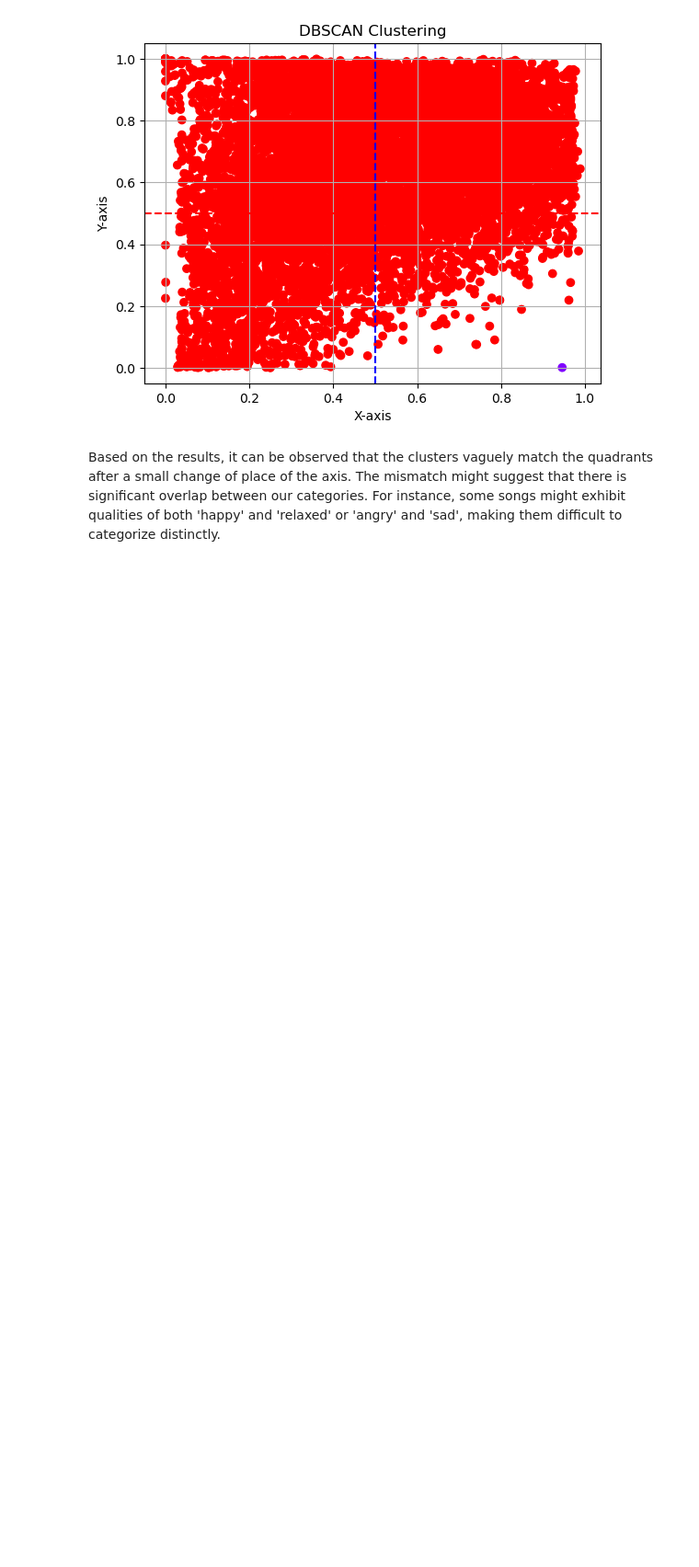
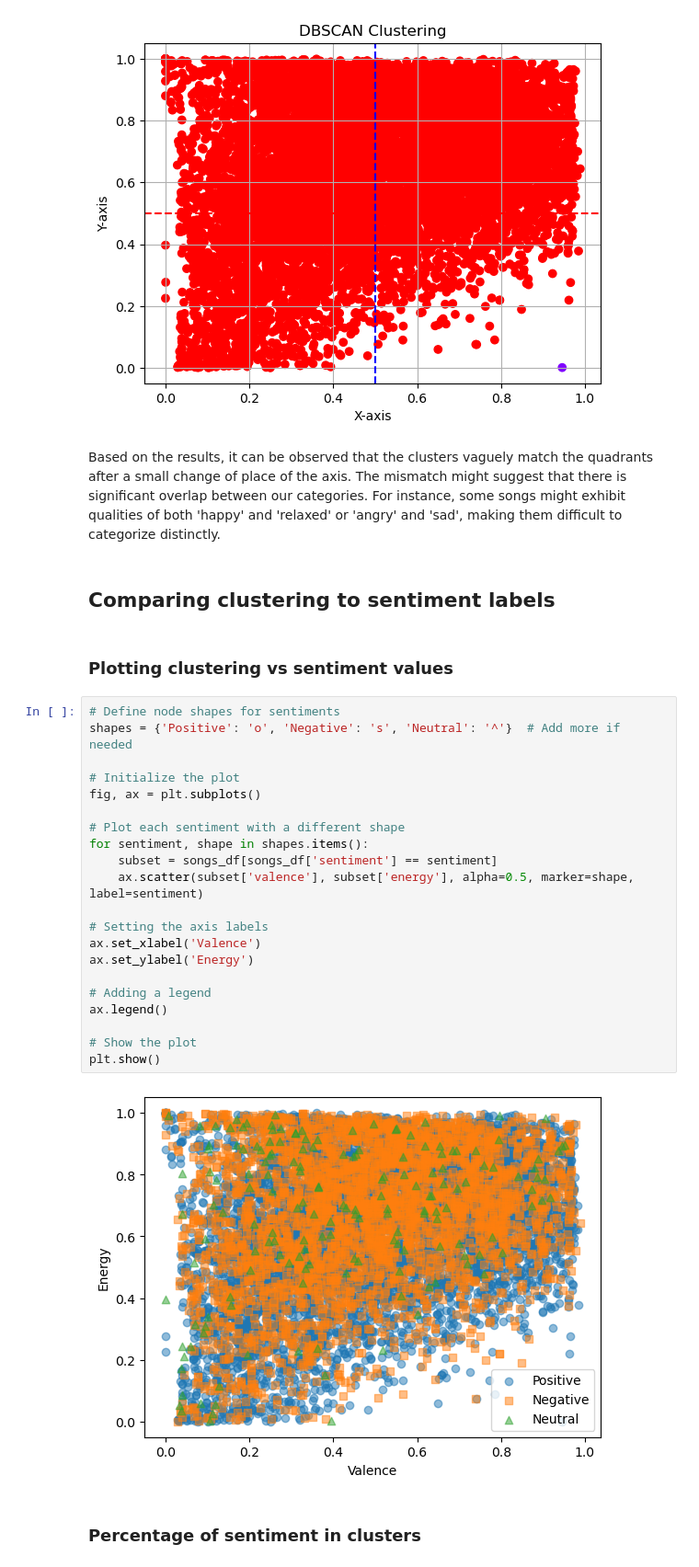
Before and after one commit to artemdou/computational-tools, a Jupyter notebook: Songs_Lyrics_&_Audio_Analysis.ipynb, the cells around one changed output. Shown at 92% size. Saved outputs shown, nothing was run; the diff lists cells and outputs as text; blank space fills up the shorter version.

Commit message:
added plots on clustering

```diff
--- a/Songs_Lyrics_&_Audio_Analysis.ipynb
+++ b/Songs_Lyrics_&_Audio_Analysis.ipynb
@@ -1723,3 +1723,32 @@ dbscan_clustering(eps_dbscan, min_samples_dbscan)
 [figure]
 # %% [markdown]
 Based on the results, it can be observed that the clusters vaguely match the quadrants after a small change of place of the axis. The mismatch might suggest that there is significant overlap between our categories. For instance, some songs might exhibit qualities of both 'happy' and 'relaxed' or 'angry' and 'sad', making them difficult to categorize distinctly.
+# %% [markdown]
+## Comparing clustering to sentiment labels
+# %% [markdown]
+### Plotting clustering vs sentiment values
+# %%
+# Define node shapes for sentiments
+shapes = {'Positive': 'o', 'Negative': 's', 'Neutral': '^'}  # Add more if needed
+
+# Initialize the plot
+fig, ax = plt.subplots()
+
+# Plot each sentiment with a different shape
+for sentiment, shape in shapes.items():
+    subset = songs_df[songs_df['sentiment'] == sentiment]
+    ax.scatter(subset['valence'], subset['energy'], alpha=0.5, marker=shape, label=sentiment)
+
+# Setting the axis labels
+ax.set_xlabel('Valence')
+ax.set_ylabel('Energy')
+
+# Adding a legend
+ax.legend()
+
+# Show the plot
+plt.show()
+# %% [output]
+[figure, added]
+# %% [markdown]
+### Percentage of sentiment in clusters
```
Also changed, not shown: parts of 1 cell of this notebook.
